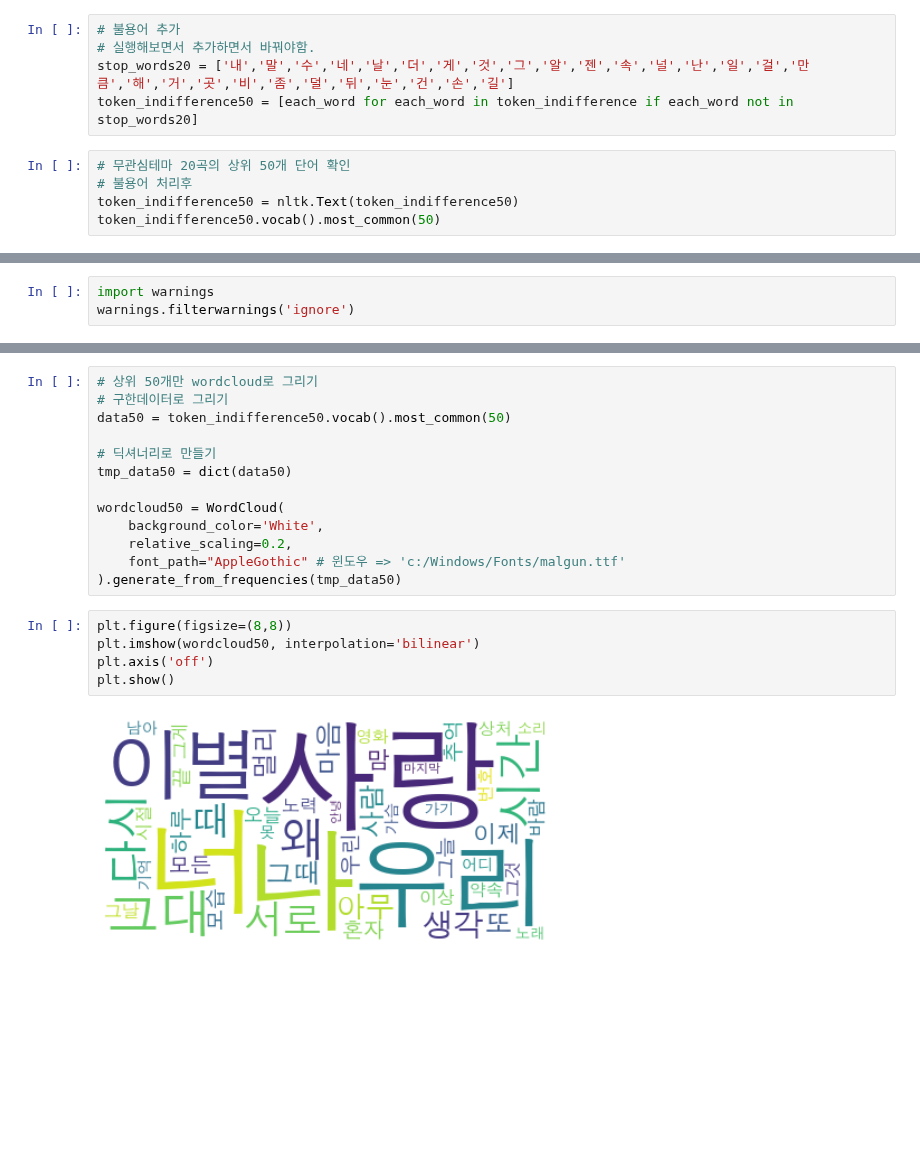
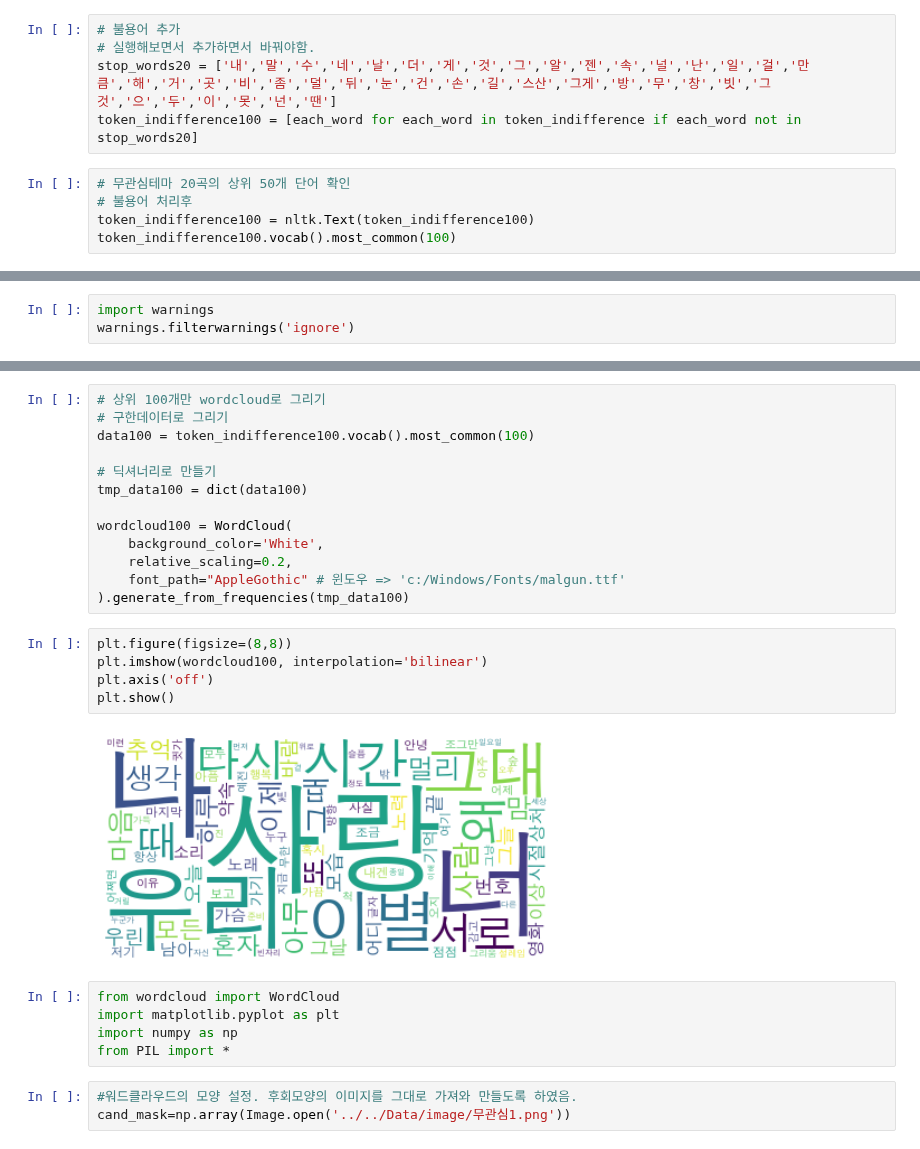
Before and after one commit to python-project-3Joe/python, a Jupyter notebook: Note/워드클라우드/무관심 워드클라우드.ipynb, the cells around one changed output, grey strips where cells are left out. Saved outputs shown, nothing was run; the diff lists cells and outputs as text; blank space fills up the shorter version.

```diff
--- a/Note/워드클라우드/무관심 워드클라우드.ipynb
+++ b/Note/워드클라우드/무관심 워드클라우드.ipynb
@@ -57,11 +57,11 @@ token_indifference50.vocab().most_common(50)
 # %%
 # 불용어 추가
 # 실행해보면서 추가하면서 바꿔야함.
-stop_words20 = ['내','말','수','네','날','더','게','것','그','알','젠','속','널','난','일','걸','만큼','해','거','곳','비','좀','덜','뒤','눈','건','손','길']
-token_indifference50 = [each_word for each_word in token_indifference if each_word not in stop_words20]
+stop_words20 = ['내','말','수','네','날','더','게','것','그','알','젠','속','널','난','일','걸','만큼','해','거','곳','비','좀','덜','뒤','눈','건','손','길','스산','그게','방','무','창','빗','그것','으','두','이','못','넌','땐']
+token_indifference100 = [each_word for each_word in token_indifference if each_word not in stop_words20]
 # %%
 # 무관심테마 20곡의 상위 50개 단어 확인
 # 불용어 처리후
-token_indifference50 = nltk.Text(token_indifference50)
-token_indifference50.vocab().most_common(50)
+token_indifference100 = nltk.Text(token_indifference100)
+token_indifference100.vocab().most_common(100)
 # %% [output]
@@ -115,20 +115,28 @@ plt.show()
 # %%
-# 상위 50개만 wordcloud로 그리기
+# 상위 100개만 wordcloud로 그리기
 # 구한데이터로 그리기
-data50 = token_indifference50.vocab().most_common(50)
+data100 = token_indifference100.vocab().most_common(100)
 
 # 딕셔너리로 만들기
-tmp_data50 = dict(data50)
+tmp_data100 = dict(data100)
 
-wordcloud50 = WordCloud(
+wordcloud100 = WordCloud(
     background_color='White',
     relative_scaling=0.2,
     font_path="AppleGothic" # 윈도우 => 'c:/Windows/Fonts/malgun.ttf'
-).generate_from_frequencies(tmp_data50)
+).generate_from_frequencies(tmp_data100)
 # %%
 plt.figure(figsize=(8,8))
-plt.imshow(wordcloud50, interpolation='bilinear')
+plt.imshow(wordcloud100, interpolation='bilinear')
 plt.axis('off')
 plt.show()
 # %% [output]
-[figure, old version]
+[figure, new version]
+# %%
+from wordcloud import WordCloud
+import matplotlib.pyplot as plt
+import numpy as np
+from PIL import *
+# %%
+#워드클라우드의 모양 설정. 후회모양의 이미지를 그대로 가져와 만들도록 하였음.
+cand_mask=np.array(Image.open('../../Data/image/무관심1.png'))
```
Also changed, not shown: parts of 8 cells of this notebook, 1 other file.
